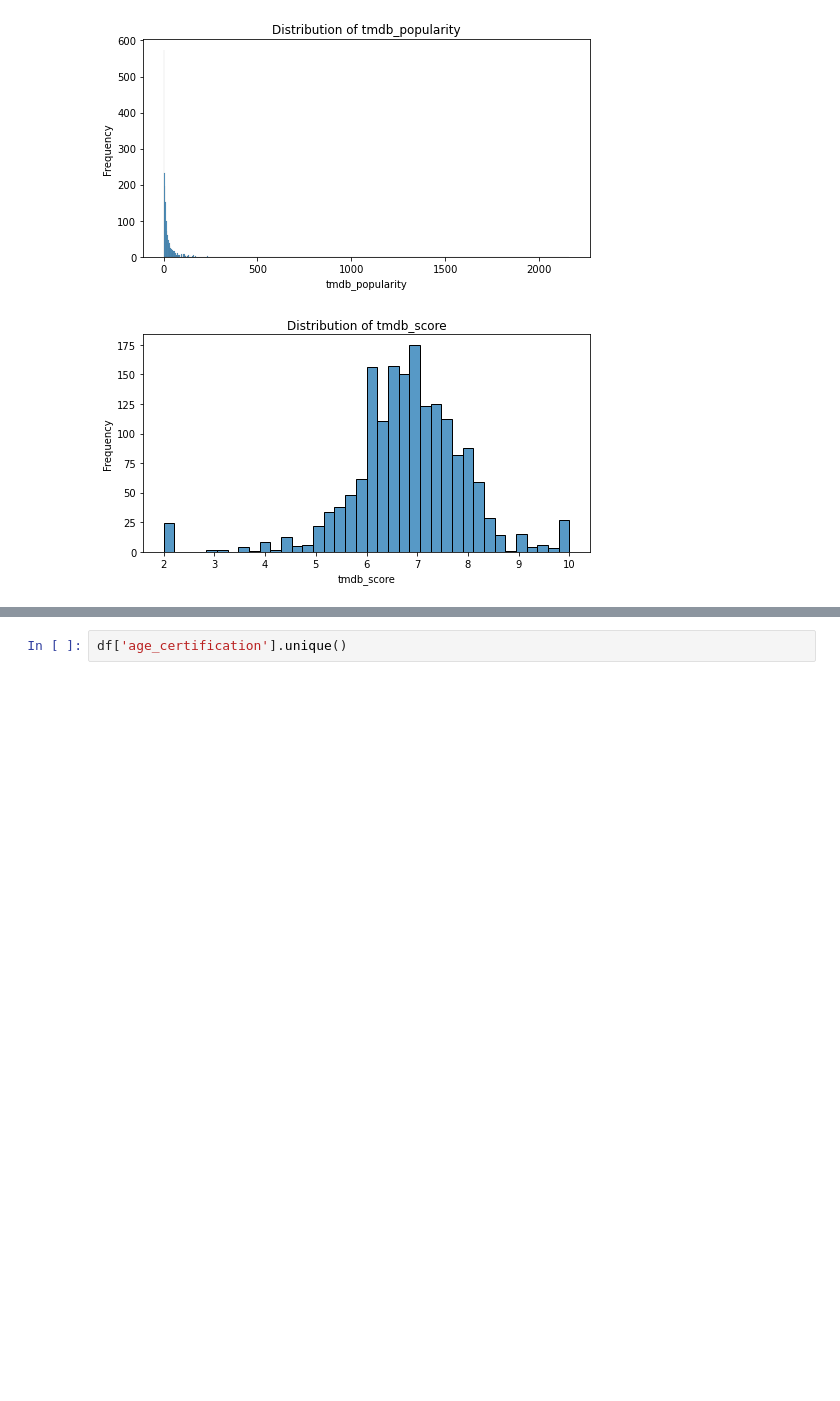
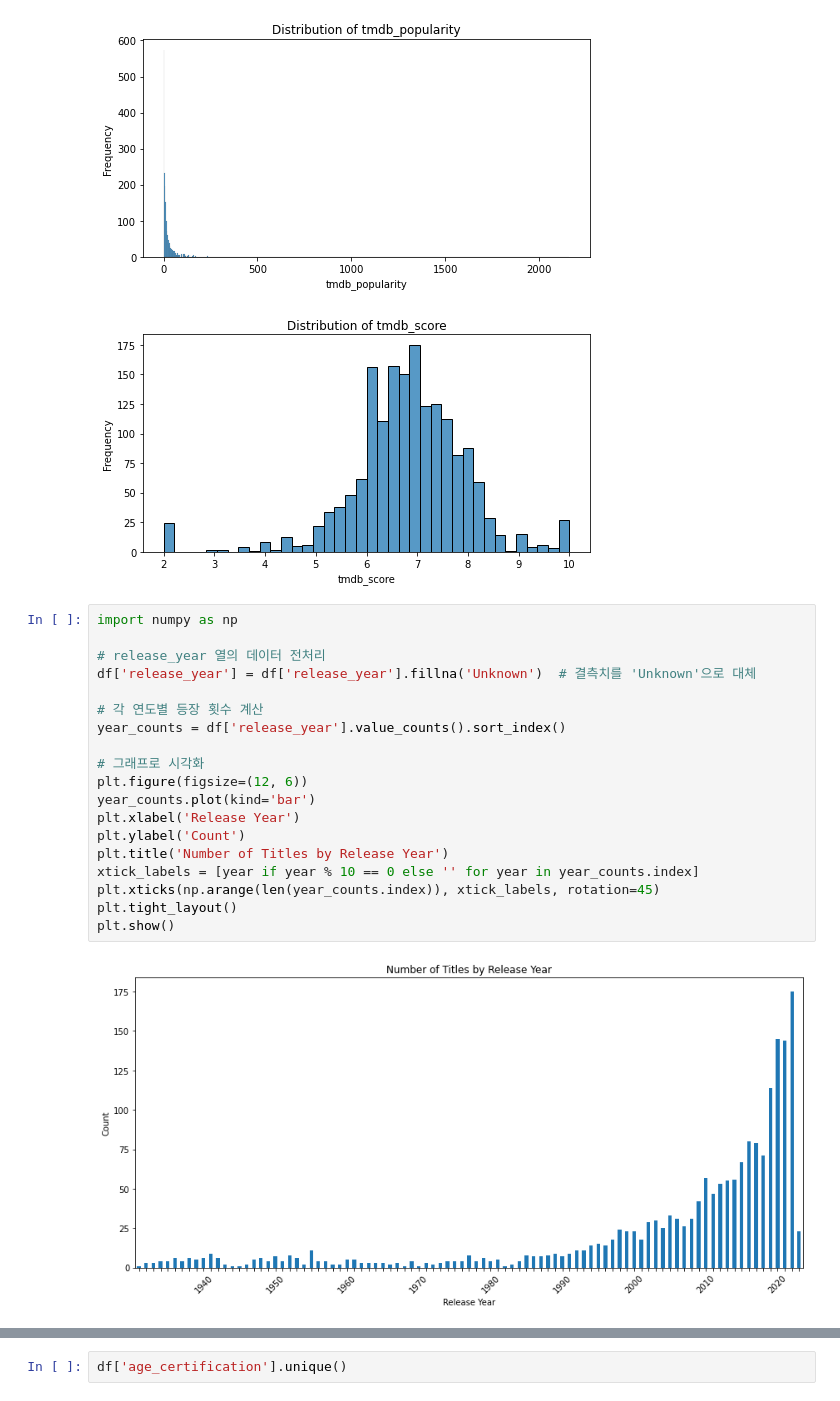
Before and after one commit to SoulTree-Lovers/DataScienceProject, a Jupyter notebook: SM/Disney_plus_EDA.ipynb, the cells around one changed output, grey strips where cells are left out. Drawn from its saved outputs; the diff is of its cells as text; blank space fills up the shorter version.

```diff
--- a/SM/Disney_plus_EDA.ipynb
+++ b/SM/Disney_plus_EDA.ipynb
@@ -190,3 +191,24 @@ for column in numeric_columns:
 [figure]
 [figure]
 [figure]
+# %%
+import numpy as np
+
+# release_year 열의 데이터 전처리
+df['release_year'] = df['release_year'].fillna('Unknown')  # 결측치를 'Unknown'으로 대체
+
+# 각 연도별 등장 횟수 계산
+year_counts = df['release_year'].value_counts().sort_index()
+
+# 그래프로 시각화
+plt.figure(figsize=(12, 6))
+year_counts.plot(kind='bar')
+plt.xlabel('Release Year')
+plt.ylabel('Count')
+plt.title('Number of Titles by Release Year')
+xtick_labels = [year if year % 10 == 0 else '' for year in year_counts.index]
+plt.xticks(np.arange(len(year_counts.index)), xtick_labels, rotation=45)
+plt.tight_layout()
+plt.show()
+# %% [output]
+[figure, added]
```
Also changed, not shown: parts of 5 cells of this notebook, 5 other files.
